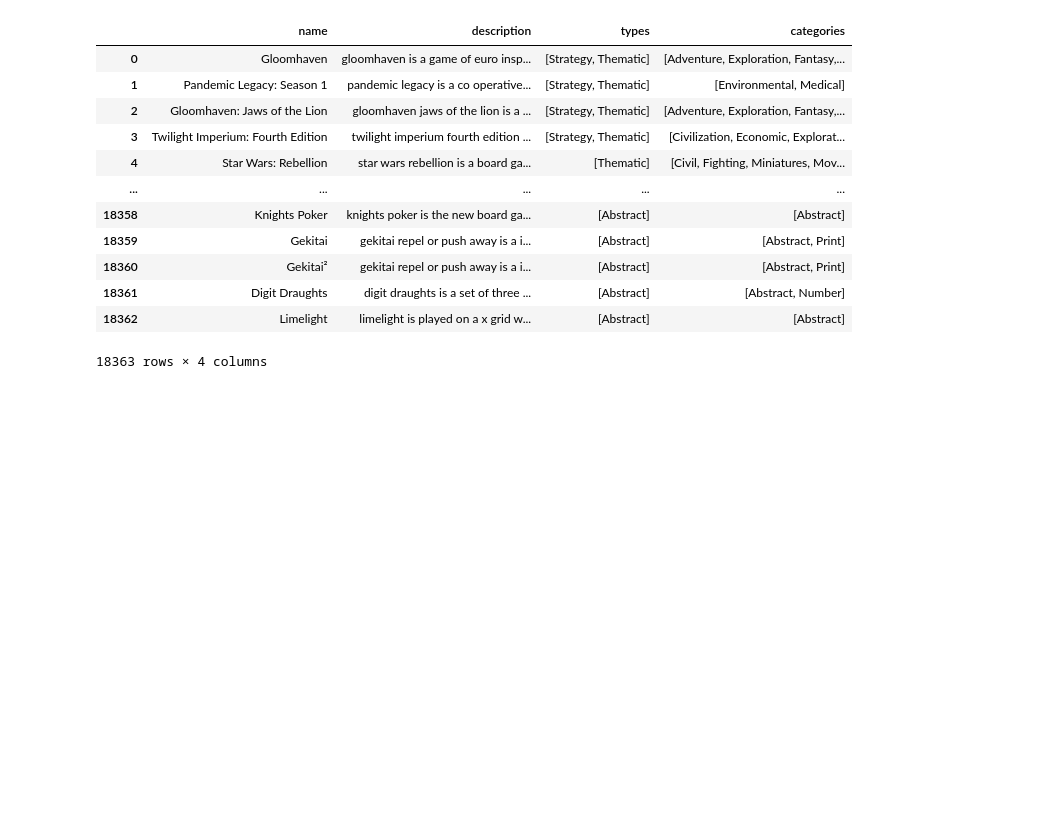
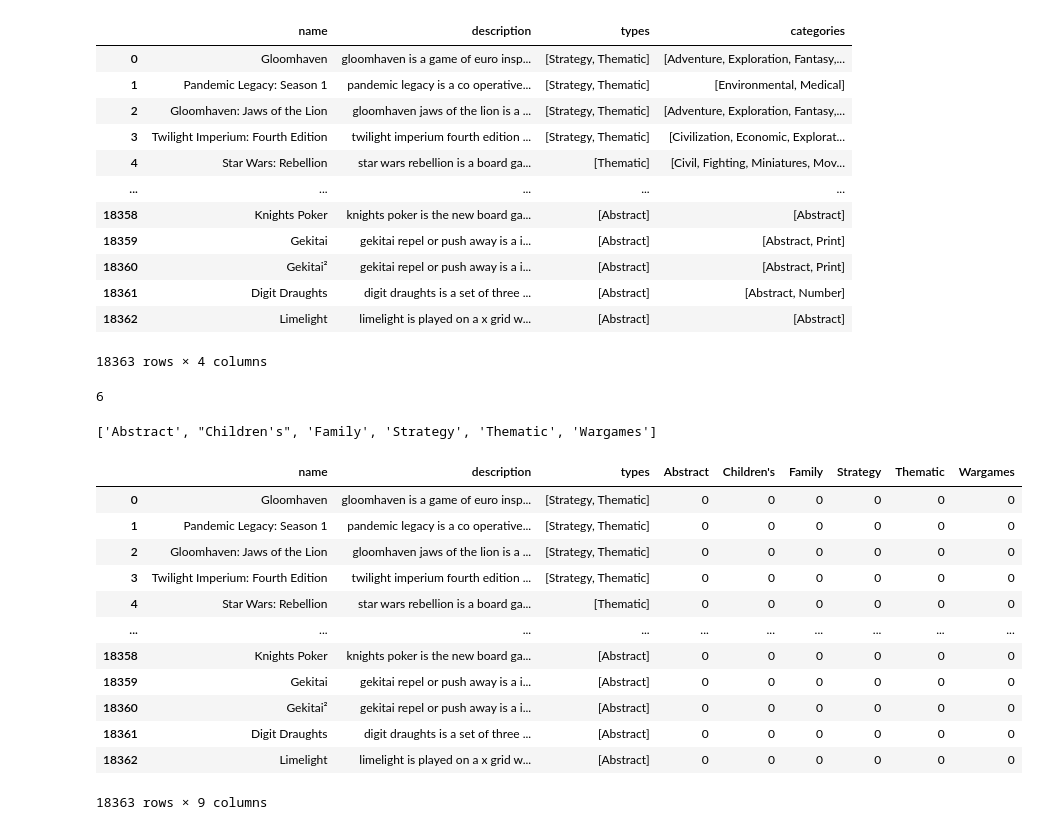
Before and after one commit to nefrank/bgg-nlp-genre-detection, a Jupyter notebook: BGG-WebScraping.ipynb, the cells around one changed output. Saved outputs shown, nothing was run; the diff lists cells and outputs as text; code cells hidden in the pictures; blank space fills up the shorter version.

Commit message:
Added Cleaning and Encoding

```diff
--- a/BGG-WebScraping.ipynb
+++ b/BGG-WebScraping.ipynb
@@ -198,0 +198,44 @@ df
+# %%
+df = pd.read_pickle('data/BGGDataGenreClean.pkl')
+# %%
+all_genres = []
+
+for row in df['types']:
+    # Clean up genre name before adding to master list
+    for i in row:
+        all_genres.append(i)
+
+all_genres = list(set(all_genres))
+# %%
+len(all_genres)
+# %% [output]
+6
+# %%
+all_genres.sort()
+all_genres = [g for g in all_genres]
+print(all_genres)
+# %% [output]
+['Abstract', "Children's", 'Family', 'Strategy', 'Thematic', 'Wargames']
+# %%
+genre_df = copy(df)
+
+genre_df.drop(['categories'],axis=1,inplace=True)
+
+for genre_name in all_genres:
+    genre_df.loc[:, genre_name] = 0
+# %%
+genre_df
+# %% [output]
+|  | name | description | types | Abstract | Children's | Family | Strategy | Thematic | Wargames |
+| 0 | Gloomhaven | gloomhaven is a game of euro insp... | [Strategy, Thematic] | 0 | 0 | 0 | 0 | 0 | 0 |
+| 1 | Pandemic Legacy: Season 1 | pandemic legacy is a co operative... | [Strategy, Thematic] | 0 | 0 | 0 | 0 | 0 | 0 |
+| 2 | Gloomhaven: Jaws of the Lion | gloomhaven jaws of the lion is a ... | [Strategy, Thematic] | 0 | 0 | 0 | 0 | 0 | 0 |
+| 3 | Twilight Imperium: Fourth Edition | twilight imperium fourth edition ... | [Strategy, Thematic] | 0 | 0 | 0 | 0 | 0 | 0 |
+| 4 | Star Wars: Rebellion | star wars rebellion is a board ga... | [Thematic] | 0 | 0 | 0 | 0 | 0 | 0 |
+| ... | ... | ... | ... | ... | ... | ... | ... | ... | ... |
+| 18358 | Knights Poker | knights poker is the new board ga... | [Abstract] | 0 | 0 | 0 | 0 | 0 | 0 |
+| 18359 | Gekitai | gekitai repel or push away is a i... | [Abstract] | 0 | 0 | 0 | 0 | 0 | 0 |
+| 18360 | Gekitai² | gekitai repel or push away is a i... | [Abstract] | 0 | 0 | 0 | 0 | 0 | 0 |
+| 18361 | Digit Draughts | digit draughts is a set of three ... | [Abstract] | 0 | 0 | 0 | 0 | 0 | 0 |
+| 18362 | Limelight | limelight is played on a x grid w... | [Abstract] | 0 | 0 | 0 | 0 | 0 | 0 |
+18363 rows × 9 columns
```
Also changed, not shown: parts of 8 cells of this notebook, 5 other files.
